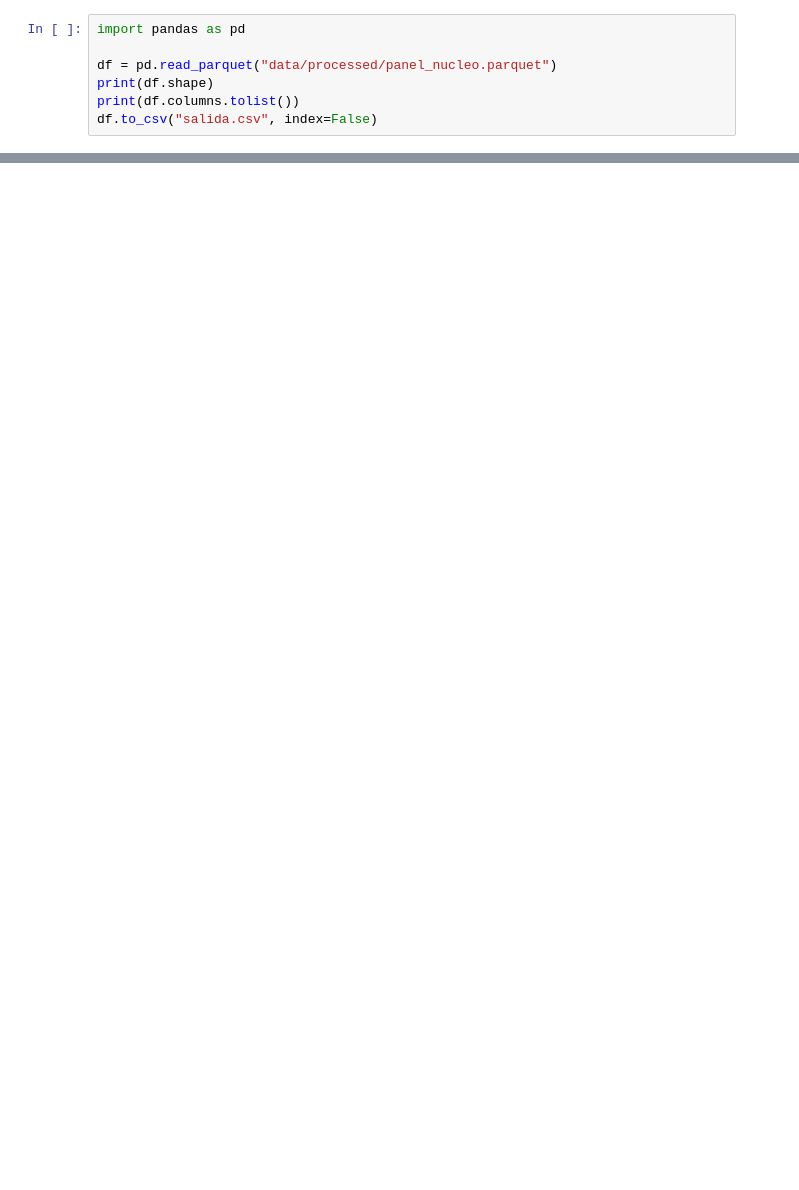
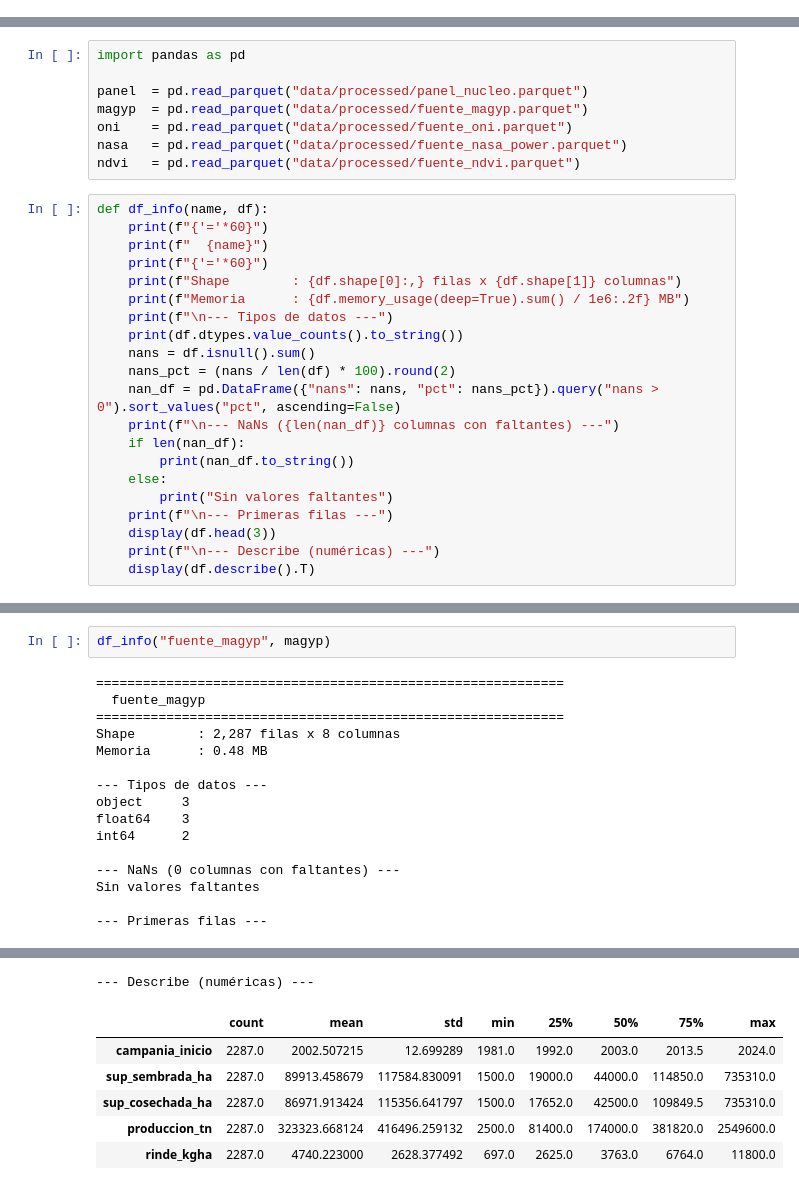
Before and after one commit to Castanosjoaquin/Trabajo_final_ML, a Jupyter notebook: eda.ipynb, the cells around one changed output, grey strips where cells are left out. Drawn from its saved outputs; the diff is of its cells as text; blank space fills up the shorter version.

Commit message:
cambiso en el los datos

```diff
--- a/eda.ipynb
+++ b/eda.ipynb
@@ -1,7 +0,0 @@
-# %%
-import pandas as pd
-
-df = pd.read_parquet("data/processed/panel_nucleo.parquet")
-print(df.shape)
-print(df.columns.tolist())
-df.to_csv("salida.csv", index=False)
@@ -49,0 +1,29 @@ profile = ProfileReport(df.sample(10000, random_state=42), title="EDA", explorat
+# %%
+import pandas as pd
+
+panel  = pd.read_parquet("data/processed/panel_nucleo.parquet")
+magyp  = pd.read_parquet("data/processed/fuente_magyp.parquet")
+oni    = pd.read_parquet("data/processed/fuente_oni.parquet")
+nasa   = pd.read_parquet("data/processed/fuente_nasa_power.parquet")
+ndvi   = pd.read_parquet("data/processed/fuente_ndvi.parquet")
+# %%
+def df_info(name, df):
+    print(f"{'='*60}")
+    print(f"  {name}")
+    print(f"{'='*60}")
+    print(f"Shape        : {df.shape[0]:,} filas x {df.shape[1]} columnas")
+    print(f"Memoria      : {df.memory_usage(deep=True).sum() / 1e6:.2f} MB")
+    print(f"\n--- Tipos de datos ---")
+    print(df.dtypes.value_counts().to_string())
+    nans = df.isnull().sum()
+    nans_pct = (nans / len(df) * 100).round(2)
+    nan_df = pd.DataFrame({"nans": nans, "pct": nans_pct}).query("nans > 0").sort_values("pct", ascending=False)
+    print(f"\n--- NaNs ({len(nan_df)} columnas con faltantes) ---")
+    if len(nan_df):
+        print(nan_df.to_string())
+    else:
+        print("Sin valores faltantes")
+    print(f"\n--- Primeras filas ---")
+    display(df.head(3))
+    print(f"\n--- Describe (numéricas) ---")
+    display(df.describe().T)
@@ -49,0 +75,18 @@ profile = ProfileReport(df.sample(10000, random_state=42), title="EDA", explorat
+# %%
+df_info("fuente_magyp", magyp)
+# %% [output]
+============================================================
+  fuente_magyp
+============================================================
+Shape        : 2,287 filas x 8 columnas
+Memoria      : 0.48 MB
+
+--- Tipos de datos ---
+object     3
+float64    3
+int64      2
+
+--- NaNs (0 columnas con faltantes) ---
+Sin valores faltantes
+
+--- Primeras filas ---
@@ -49,0 +97,7 @@ profile = ProfileReport(df.sample(10000, random_state=42), title="EDA", explorat
+--- Describe (numéricas) ---
+|  | count | mean | std | min | 25% | 50% | 75% | max |
+| campania_inicio | 2287.0 | 2002.507215 | 12.699289 | 1981.0 | 1992.0 | 2003.0 | 2013.5 | 2024.0 |
+| sup_sembrada_ha | 2287.0 | 89913.458679 | 117584.830091 | 1500.0 | 19000.0 | 44000.0 | 114850.0 | 735310.0 |
+| sup_cosechada_ha | 2287.0 | 86971.913424 | 115356.641797 | 1500.0 | 17652.0 | 42500.0 | 109849.5 | 735310.0 |
+| produccion_tn | 2287.0 | 323323.668124 | 416496.259132 | 2500.0 | 81400.0 | 174000.0 | 381820.0 | 2549600.0 |
+| rinde_kgha | 2287.0 | 4740.223000 | 2628.377492 | 697.0 | 2625.0 | 3763.0 | 6764.0 | 11800.0 |
```
Also changed, not shown: parts of 16 cells of this notebook, 11 other files.
